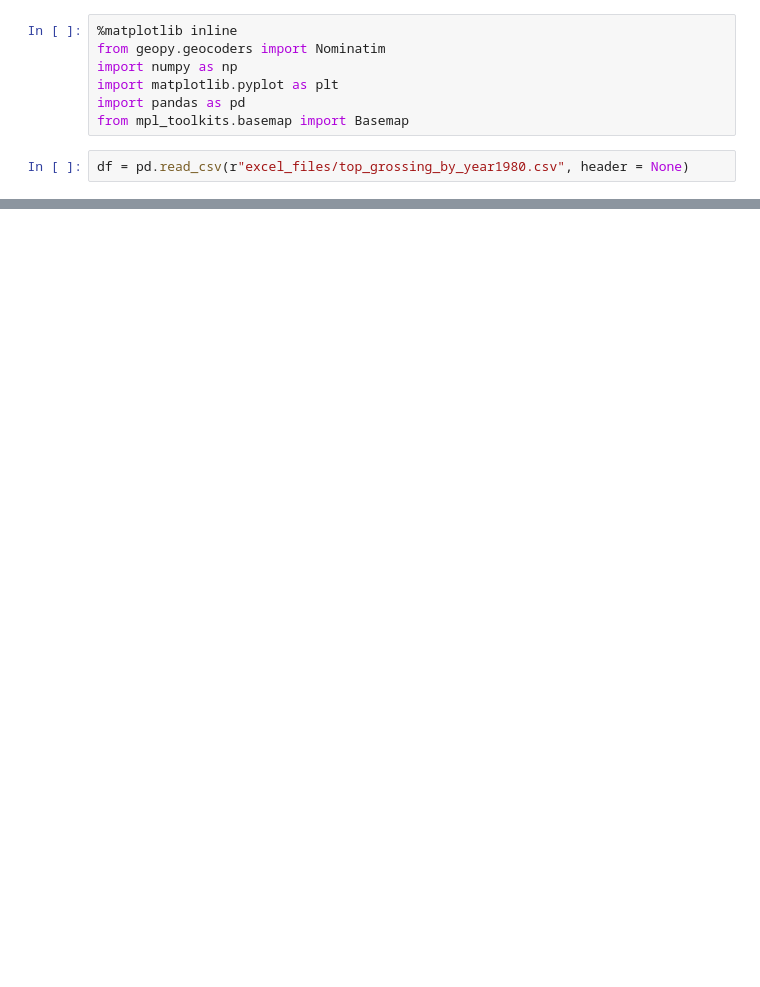
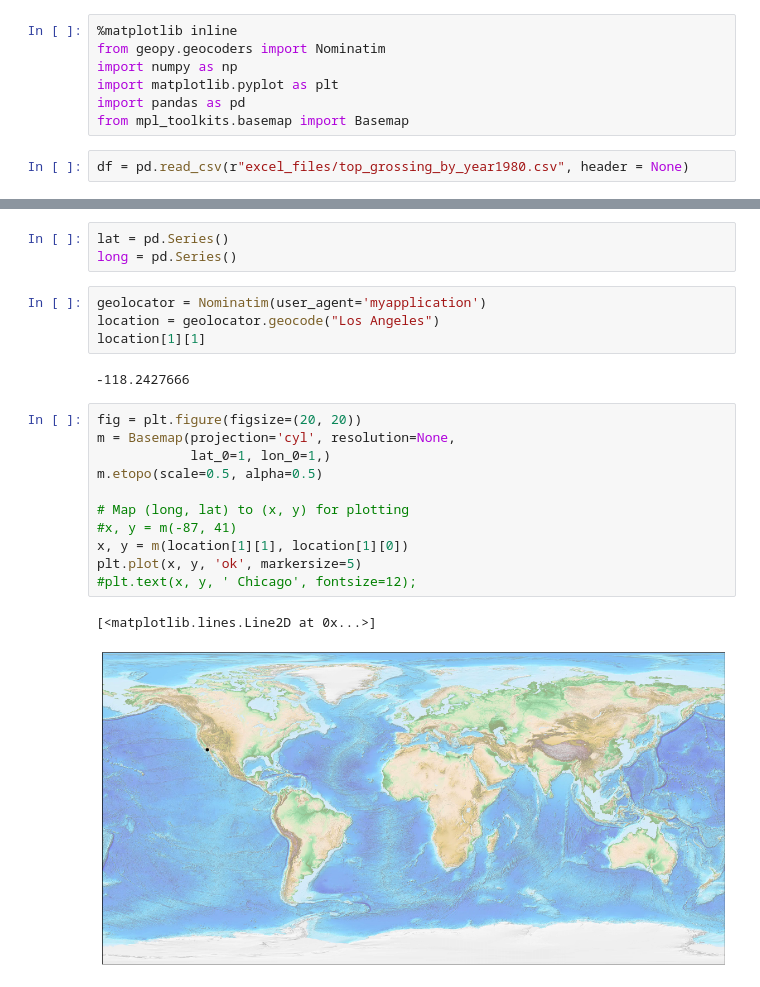
Before and after one commit to 97emilylc/97emilylc.github.io, a Jupyter notebook: Maps of Highest Grossing Films.ipynb, the cells around one changed output, grey strips where cells are left out. Saved outputs shown, nothing was run; the diff lists cells and outputs as text; blank space fills up the shorter version.

```diff
--- a/Maps of Highest Grossing Films.ipynb
+++ b/Maps of Highest Grossing Films.ipynb
@@ -21,2 +39,25 @@ for x in range(10):
+# %%
+lat = pd.Series()
+long = pd.Series()
+# %%
+geolocator = Nominatim(user_agent='myapplication')
+location = geolocator.geocode("Los Angeles")
+location[1][1]
+# %% [output]
+-118.2427666
+# %%
+fig = plt.figure(figsize=(20, 20))
+m = Basemap(projection='cyl', resolution=None,
+            lat_0=1, lon_0=1,)
+m.etopo(scale=0.5, alpha=0.5)
+
+# Map (long, lat) to (x, y) for plotting
+#x, y = m(-87, 41)
+x, y = m(location[1][1], location[1][0])
+plt.plot(x, y, 'ok', markersize=5)
+#plt.text(x, y, ' Chicago', fontsize=12);
+# %% [output]
+[<matplotlib.lines.Line2D at 0x...>]
+[figure, added]
 # %%
 # %% [output]
```
Also changed, not shown: parts of 20 cells of this notebook, 2 other files.
